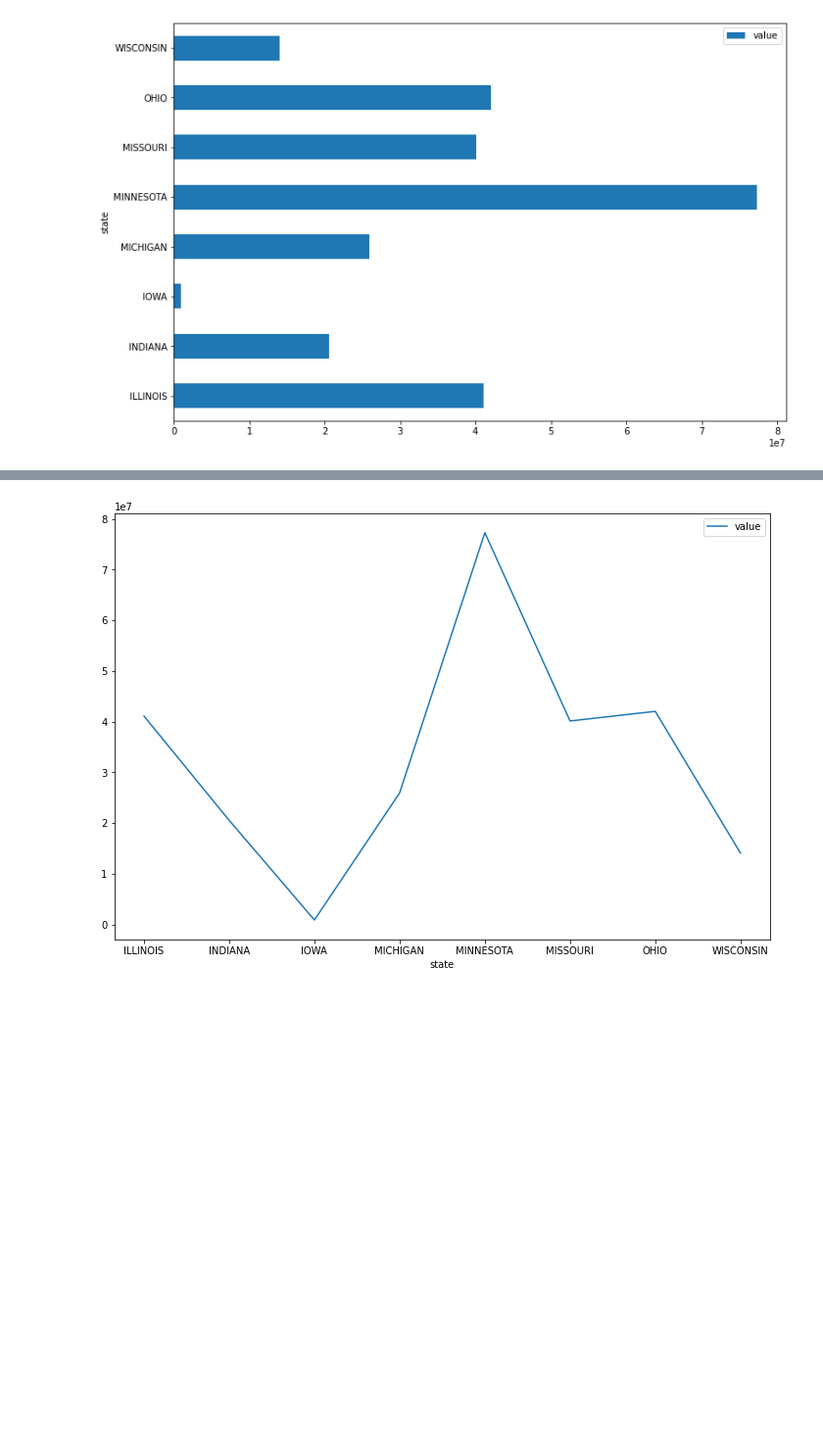
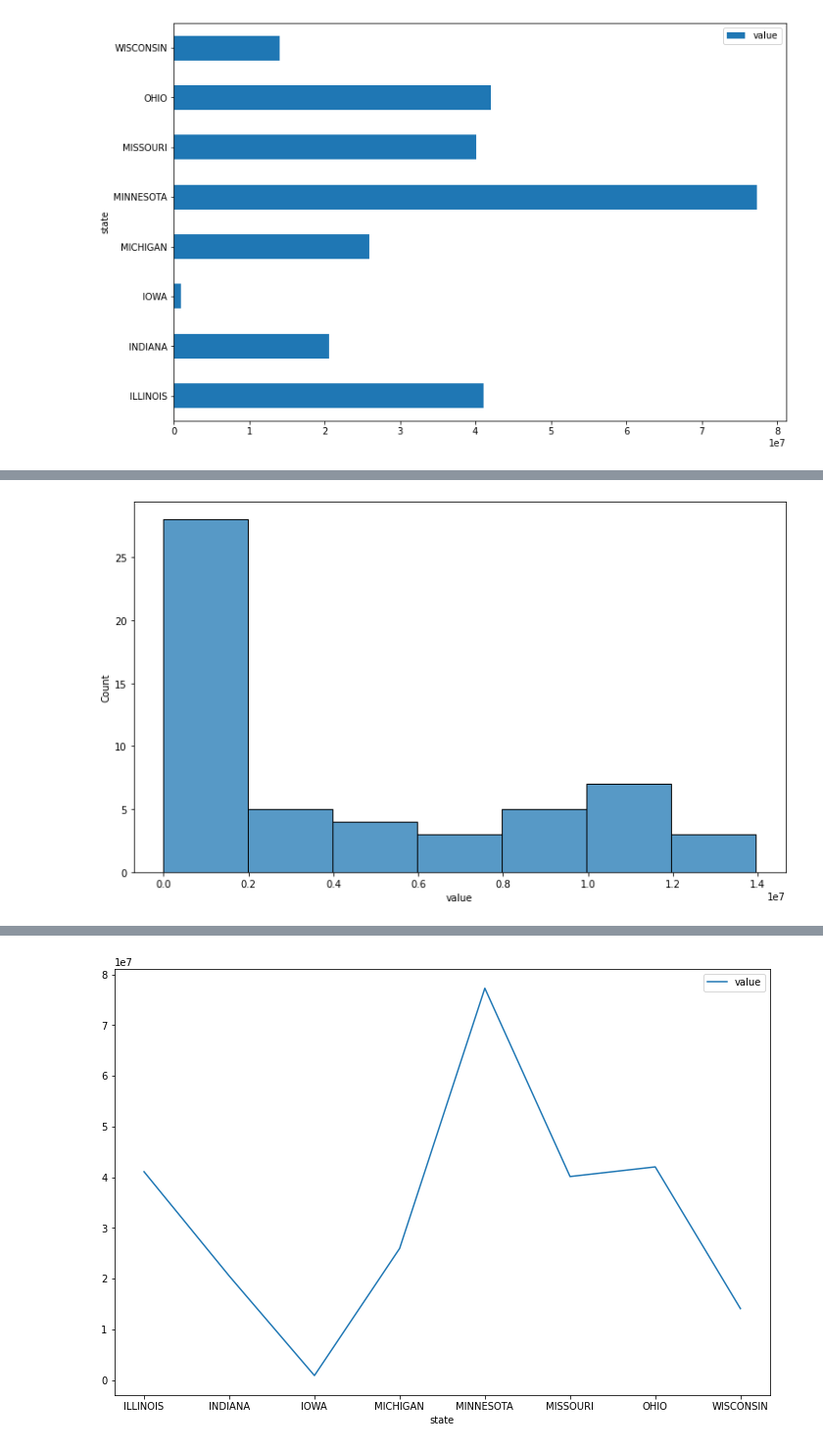
Before and after one commit to dcast822/Drought_analysis, a Jupyter notebook: wheat_eda.ipynb, the cells around one changed output, grey strips where cells are left out. Shown at 98% size. Cells and saved outputs as stored; diff of their text form; code cells hidden in the pictures; blank space fills up the shorter version.

```diff
--- a/wheat_eda.ipynb
+++ b/wheat_eda.ipynb
@@ -117,0 +123,5 @@ mean_bar(mid);
+# %%
+plt.figure(figsize=(12,7))
+sns.histplot(ne['value']);
+# %% [output]
+[figure, added]
```
Also changed, not shown: parts of 44 cells of this notebook.
